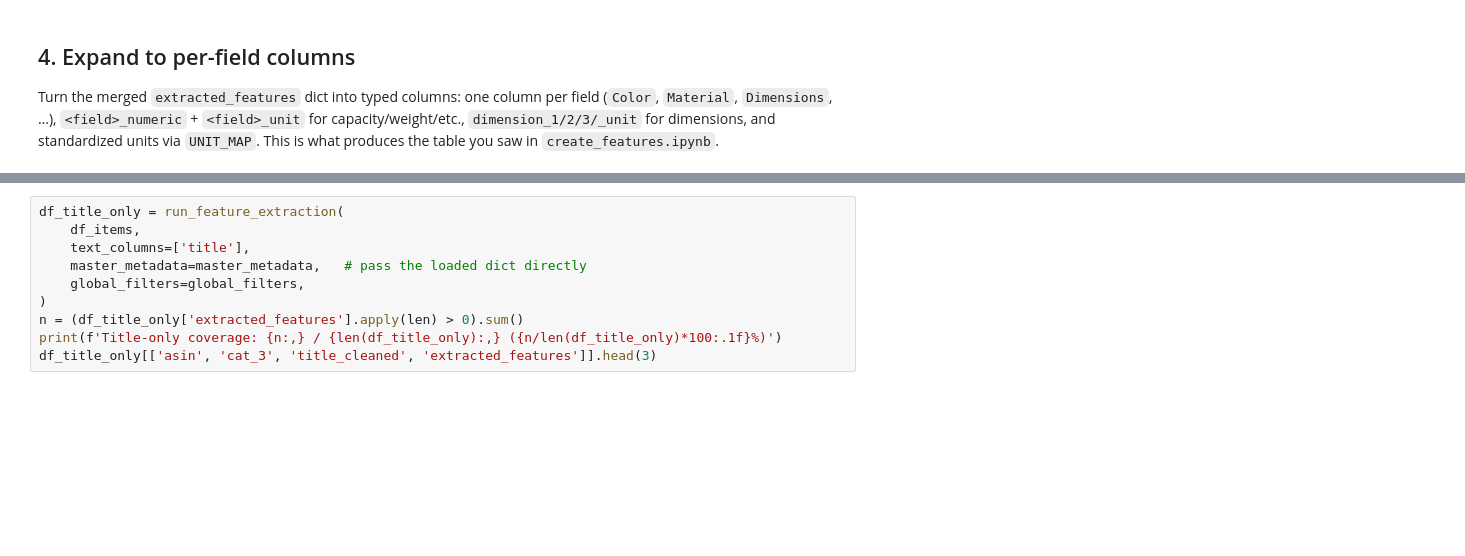
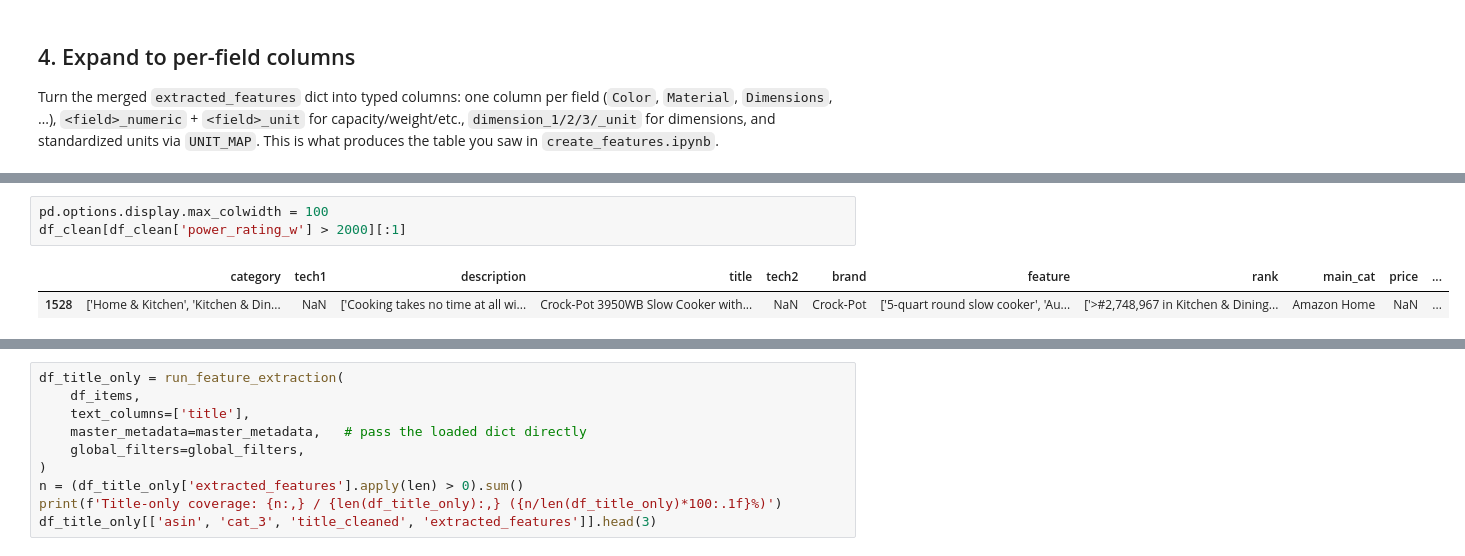
Before and after one commit to flamesmith/RecSystem, a Jupyter notebook: feature_extraction_workflow/extract_features.ipynb, the cells around one changed output, grey strips where cells are left out. Cells and saved outputs as stored; diff of their text form; blank space fills up the shorter version.

```diff
--- a/feature_extraction_workflow/extract_features.ipynb
+++ b/feature_extraction_workflow/extract_features.ipynb
@@ -367,0 +569,6 @@ df_expanded[df_expanded.get('dimension_1', pd.Series(dtype=float)).notna()][view
+# %%
+pd.options.display.max_colwidth = 100
+df_clean[df_clean['power_rating_w'] > 2000][:1]
+# %% [output]
+|  | category | tech1 | description | title | tech2 | brand | feature | rank | main_cat | price | ... |
+| 1528 | ['Home & Kitchen', 'Kitchen & Din... | NaN | ['Cooking takes no time at all wi... | Crock-Pot 3950WB Slow Cooker with... | NaN | Crock-Pot | ['5-quart round slow cooker', 'Au... | ['>#2,748,967 in Kitchen & Dining... | Amazon Home | NaN | ... |
```
Also changed, not shown: parts of 19 cells of this notebook, 6 other files.
